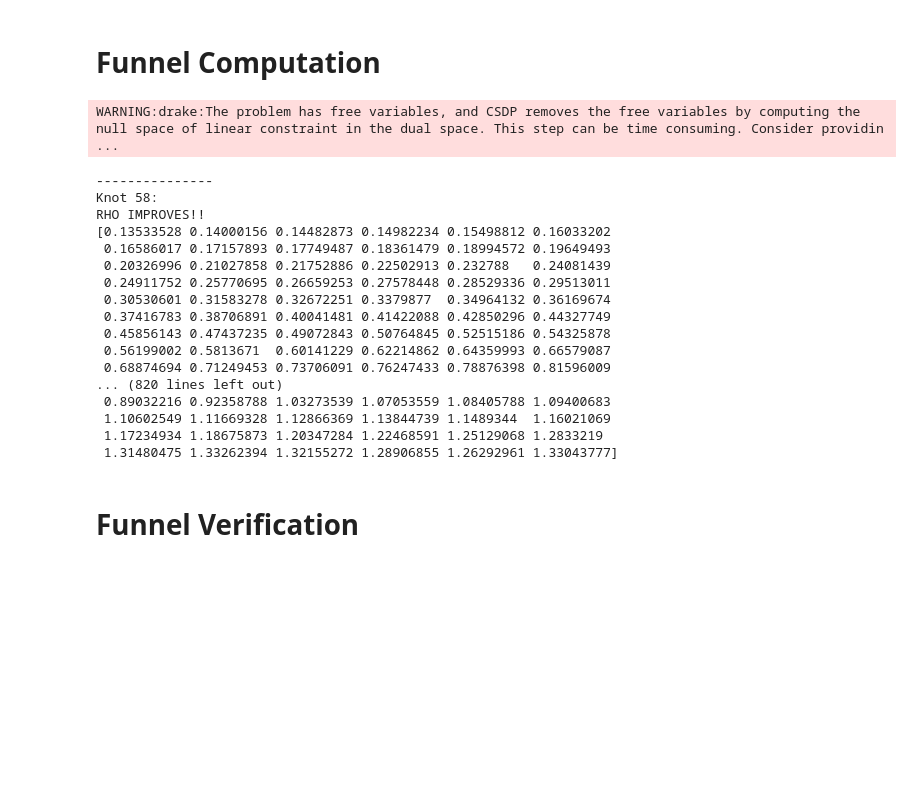
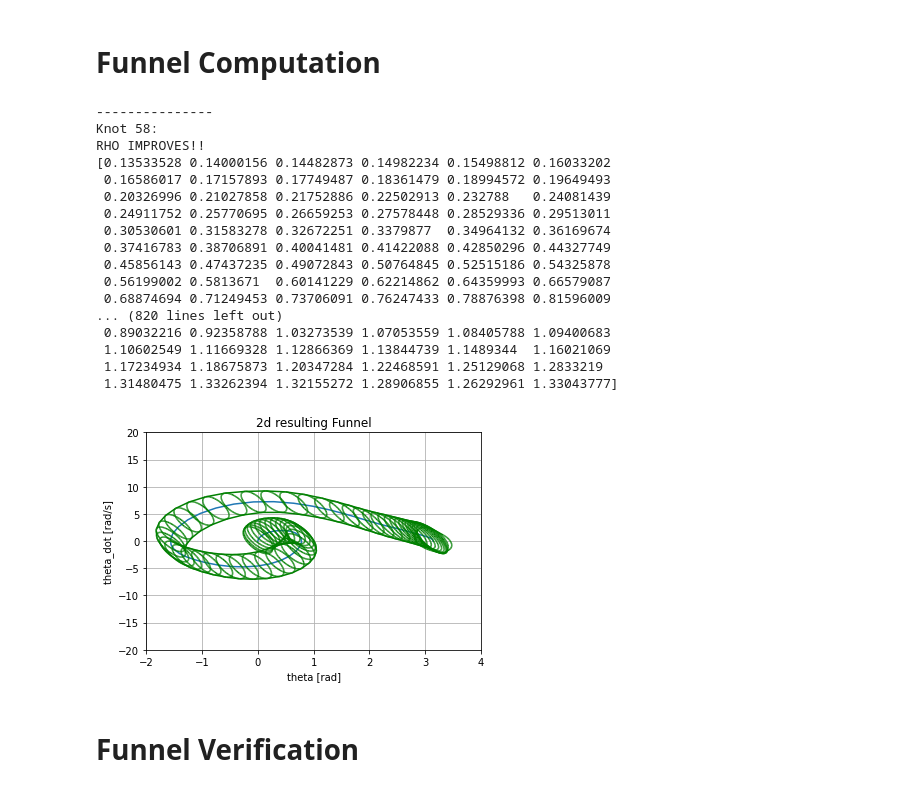
Before and after one commit to FedericoGirlanda/SOS-bilinear-alternation, a Jupyter notebook: main.ipynb, the cells around one changed output. Drawn from its saved outputs; the diff is of its cells as text; code cells hidden in the pictures; blank space fills up the shorter version.

```diff
--- a/main.ipynb
+++ b/main.ipynb
@@ -111,51 +111,53 @@ trajectory = np.loadtxt(csv_path, skiprows=1, delimiter=",")
 time = trajectory.T[0].T
 dt = time[1]-time[0]
 x0_traj = [trajectory.T[1].T, trajectory.T[2].T]
 
 # Initializing the pendulum plant
 pendulum = PendulumPlant_(mass=mass,
                          length=length,
                          damping=damping,
                          gravity=gravity,
                          coulomb_fric=coulomb_fric,
                          inertia=None,
                          torque_limit=torque_limit)
 
 # Initializing the TVLQR controller
 controller = TVLQRController(data_dict=data_dict, mass=mass, length=length,
                              damping=damping, gravity=gravity,
                              torque_limit=torque_limit)
 controller.set_goal(goal)
 
 # Taking the final value of rho from the time invariant case, SOS method has been chosen
 (rhof, Sf) = SOSequalityConstrained(pendulum,LQRController(mass=mass,
                                                             length=length,
                                                             damping=damping,
                                                             gravity=gravity,
                                                             torque_limit=torque_limit))
 
 # Application of the algorithm for time-variand RoA estimation
 (rho, S) = TVSOSrhoBiAlternation(pendulum, controller, time, N, rhof)
+
+plotFunnel(rho, S,x0_traj, time)
 print("The final rho is: "+str(rho))
 # %% [output]
-WARNING:drake:The problem has free variables, and CSDP removes the free variables by computing the null space of linear constraint in the dual space. This step can be time consuming. Consider providin ...
+---------------
+Knot 58:
+RHO IMPROVES!!
+[0.13533528 0.14000156 0.14482873 0.14982234 0.15498812 0.16033202
+ 0.16586017 0.17157893 0.17749487 0.18361479 0.18994572 0.19649493
+ 0.20326996 0.21027858 0.21752886 0.22502913 0.232788   0.24081439
+ 0.24911752 0.25770695 0.26659253 0.27578448 0.28529336 0.29513011
+ 0.30530601 0.31583278 0.32672251 0.3379877  0.34964132 0.36169674
+ 0.37416783 0.38706891 0.40041481 0.41422088 0.42850296 0.44327749
+ 0.45856143 0.47437235 0.49072843 0.50764845 0.52515186 0.54325878
+ 0.56199002 0.5813671  0.60141229 0.62214862 0.64359993 0.66579087
+ 0.68874694 0.71249453 0.73706091 0.76247433 0.78876398 0.81596009
+... (820 lines left out)
+ 0.89032216 0.92358788 1.03273539 1.07053559 1.08405788 1.09400683
+ 1.10602549 1.11669328 1.12866369 1.13844739 1.1489344  1.16021069
+ 1.17234934 1.18675873 1.20347284 1.22468591 1.25129068 1.2833219
+ 1.31480475 1.33262394 1.32155272 1.28906855 1.26292961 1.33043777]
----------------
-Knot 58:
-RHO IMPROVES!!
-[0.13533528 0.14000156 0.14482873 0.14982234 0.15498812 0.16033202
- 0.16586017 0.17157893 0.17749487 0.18361479 0.18994572 0.19649493
- 0.20326996 0.21027858 0.21752886 0.22502913 0.232788   0.24081439
- 0.24911752 0.25770695 0.26659253 0.27578448 0.28529336 0.29513011
- 0.30530601 0.31583278 0.32672251 0.3379877  0.34964132 0.36169674
- 0.37416783 0.38706891 0.40041481 0.41422088 0.42850296 0.44327749
- 0.45856143 0.47437235 0.49072843 0.50764845 0.52515186 0.54325878
- 0.56199002 0.5813671  0.60141229 0.62214862 0.64359993 0.66579087
- 0.68874694 0.71249453 0.73706091 0.76247433 0.78876398 0.81596009
-... (820 lines left out)
- 0.89032216 0.92358788 1.03273539 1.07053559 1.08405788 1.09400683
- 1.10602549 1.11669328 1.12866369 1.13844739 1.1489344  1.16021069
- 1.17234934 1.18675873 1.20347284 1.22468591 1.25129068 1.2833219
- 1.31480475 1.33262394 1.32155272 1.28906855 1.26292961 1.33043777]
+[figure, added]
 # %% [markdown]
 # Funnel Verification
 # %%
```
Also changed, not shown: parts of 1 cell of this notebook, 2 other files.
